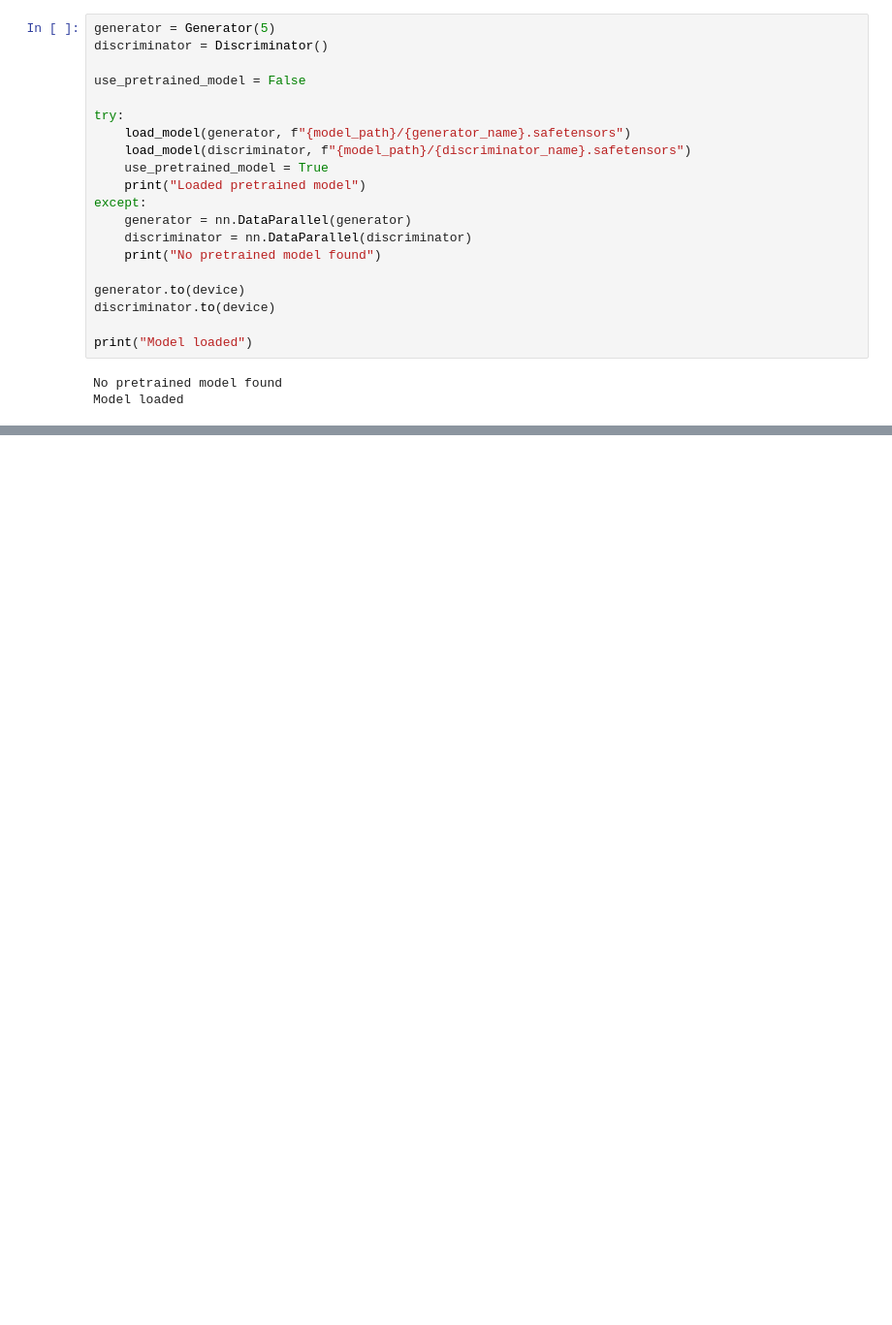
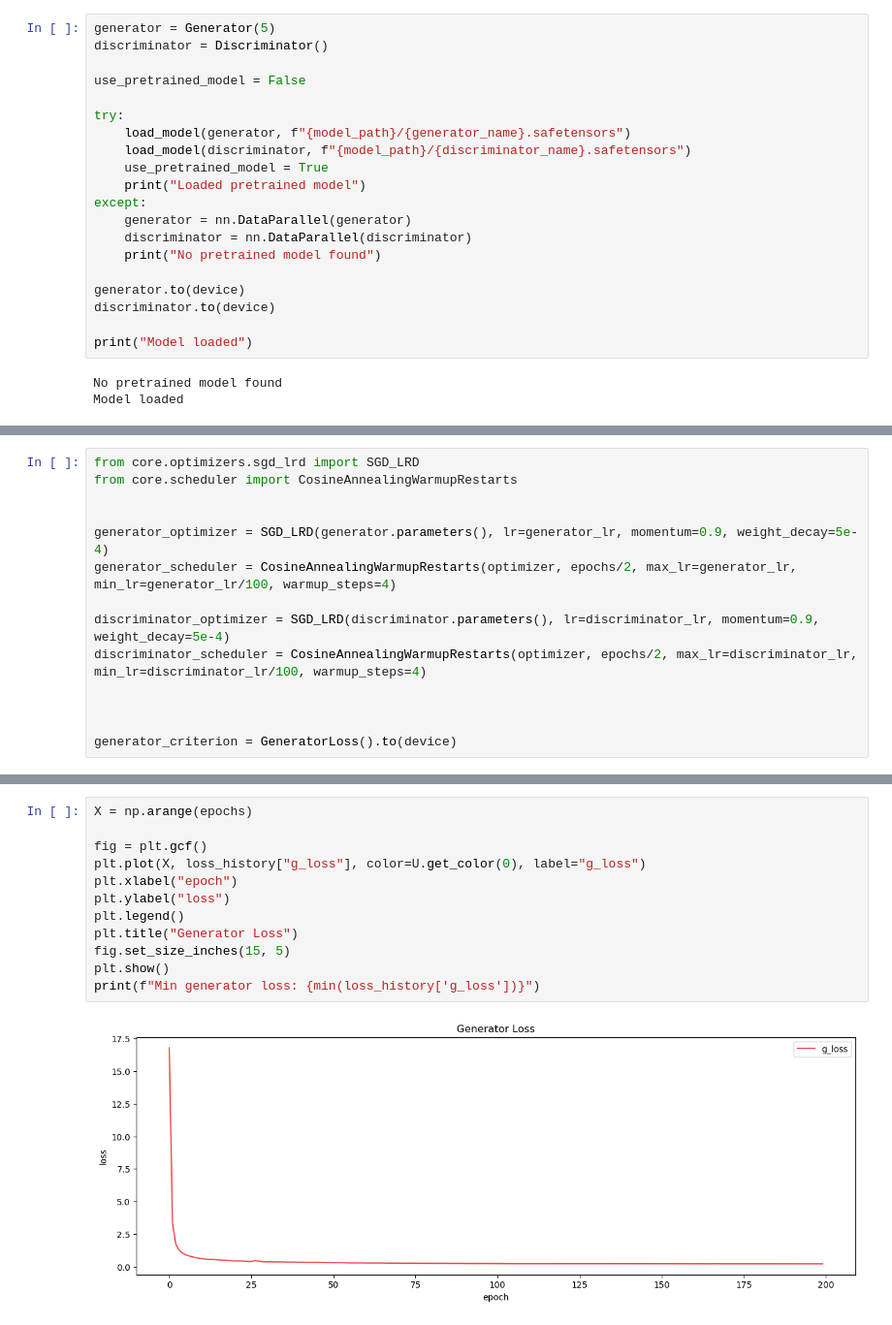
Before and after one commit to pekochan069/AI-Final2, a Jupyter notebook: srgan.ipynb, the cells around one changed output, grey strips where cells are left out. Shown at 97% size. Saved outputs shown, nothing was run; the diff lists cells and outputs as text; blank space fills up the shorter version.

```diff
--- a/srgan.ipynb
+++ b/srgan.ipynb
@@ -81 +76,15 @@ generator_criterion = GeneratorLoss().to(device)
+# %%
+from core.optimizers.sgd_lrd import SGD_LRD
+from core.scheduler import CosineAnnealingWarmupRestarts
+
+
+generator_optimizer = SGD_LRD(generator.parameters(), lr=generator_lr, momentum=0.9, weight_decay=5e-4)
+generator_scheduler = CosineAnnealingWarmupRestarts(optimizer, epochs/2, max_lr=generator_lr, min_lr=generator_lr/100, warmup_steps=4)
+
+discriminator_optimizer = SGD_LRD(discriminator.parameters(), lr=discriminator_lr, momentum=0.9, weight_decay=5e-4)
+discriminator_scheduler = CosineAnnealingWarmupRestarts(optimizer, epochs/2, max_lr=discriminator_lr, min_lr=discriminator_lr/100, warmup_steps=4)
+
+
+
+generator_criterion = GeneratorLoss().to(device)
 # %%
@@ -164,0 +202,14 @@ TypeError: GeneratorLoss.forward() missing 1 required positional argument: 'targ
+# %%
+X = np.arange(epochs)
+
+fig = plt.gcf()
+plt.plot(X, loss_history["g_loss"], color=U.get_color(0), label="g_loss")
+plt.xlabel("epoch")
+plt.ylabel("loss")
+plt.legend()
+plt.title("Generator Loss")
+fig.set_size_inches(15, 5)
+plt.show()
+print(f"Min generator loss: {min(loss_history['g_loss'])}")
+# %% [output]
+[figure, added]
```
Also changed, not shown: parts of 11 cells of this notebook, 2 other files.
